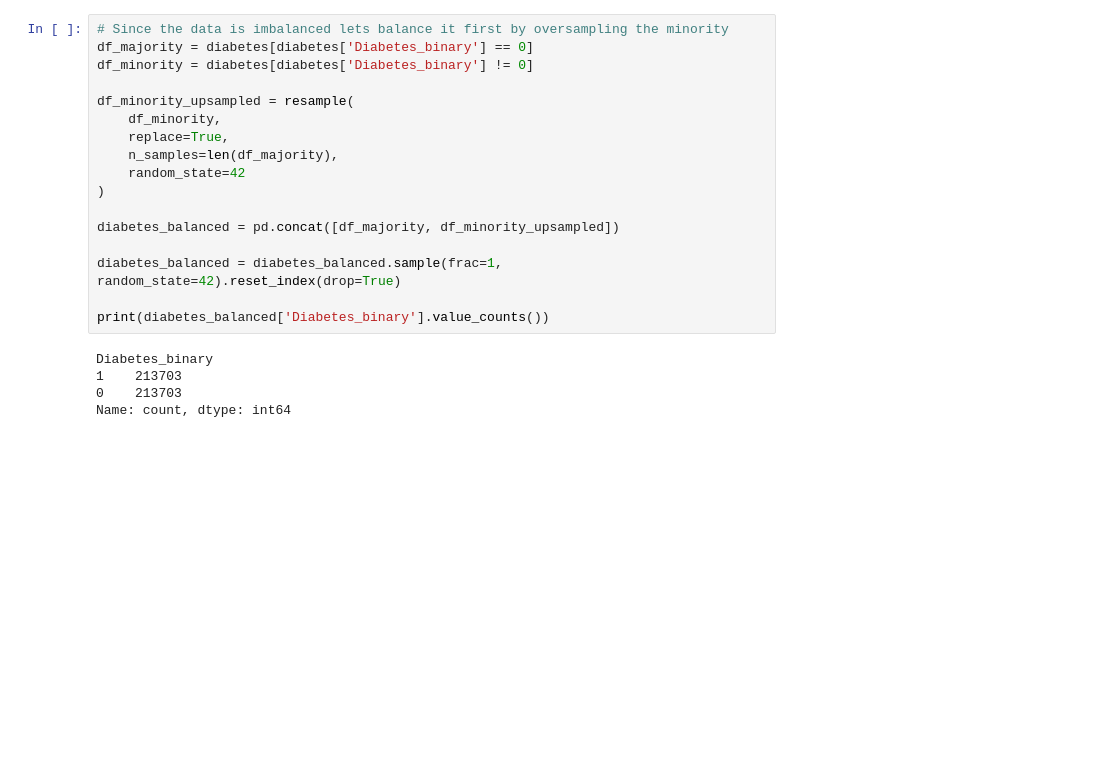
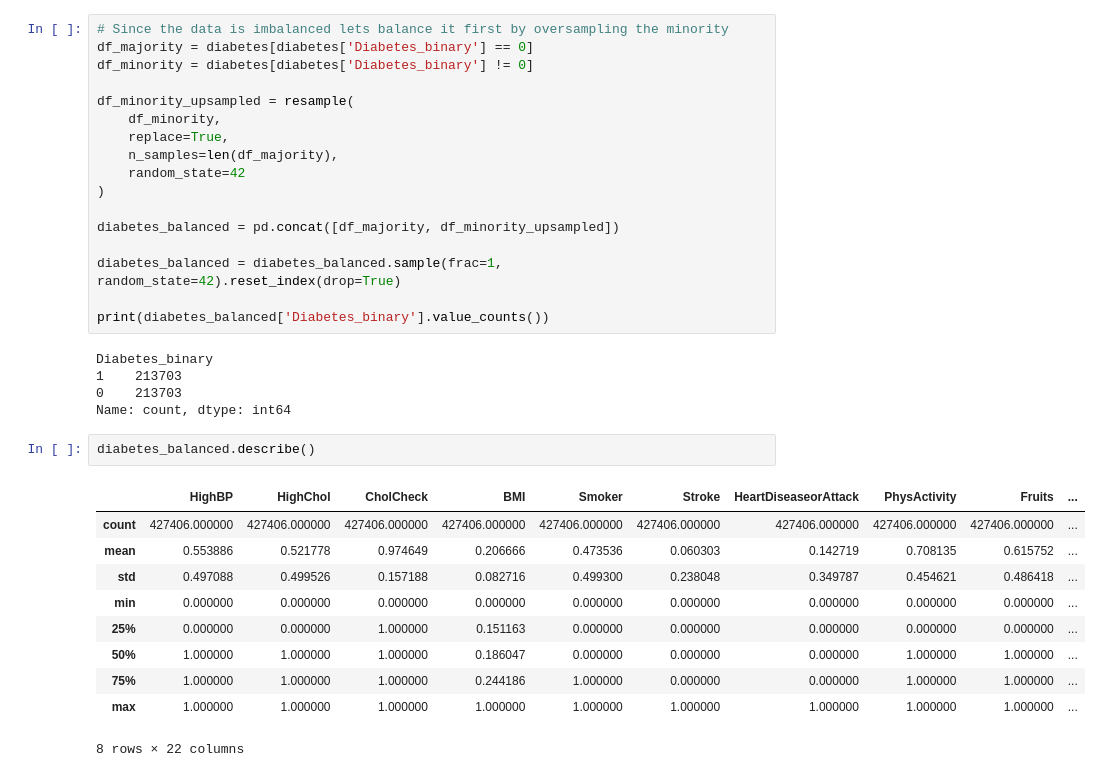
Before and after one commit to Campbellworsley3/diabetes_project, a Jupyter notebook: diabetes.ipynb, the cells around one changed output. Saved outputs shown, nothing was run; the diff lists cells and outputs as text; blank space fills up the shorter version.

```diff
--- a/diabetes.ipynb
+++ b/diabetes.ipynb
@@ -128,3 +128,16 @@ Diabetes_binary
 1    213703
 0    213703
 Name: count, dtype: int64
+# %%
+diabetes_balanced.describe()
+# %% [output]
+|  | HighBP | HighChol | CholCheck | BMI | Smoker | Stroke | HeartDiseaseorAttack | PhysActivity | Fruits | ... |
+| count | 427406.000000 | 427406.000000 | 427406.000000 | 427406.000000 | 427406.000000 | 427406.000000 | 427406.000000 | 427406.000000 | 427406.000000 | ... |
+| mean | 0.553886 | 0.521778 | 0.974649 | 0.206666 | 0.473536 | 0.060303 | 0.142719 | 0.708135 | 0.615752 | ... |
+| std | 0.497088 | 0.499526 | 0.157188 | 0.082716 | 0.499300 | 0.238048 | 0.349787 | 0.454621 | 0.486418 | ... |
+| min | 0.000000 | 0.000000 | 0.000000 | 0.000000 | 0.000000 | 0.000000 | 0.000000 | 0.000000 | 0.000000 | ... |
+| 25% | 0.000000 | 0.000000 | 1.000000 | 0.151163 | 0.000000 | 0.000000 | 0.000000 | 0.000000 | 0.000000 | ... |
+| 50% | 1.000000 | 1.000000 | 1.000000 | 0.186047 | 0.000000 | 0.000000 | 0.000000 | 1.000000 | 1.000000 | ... |
+| 75% | 1.000000 | 1.000000 | 1.000000 | 0.244186 | 1.000000 | 0.000000 | 0.000000 | 1.000000 | 1.000000 | ... |
+| max | 1.000000 | 1.000000 | 1.000000 | 1.000000 | 1.000000 | 1.000000 | 1.000000 | 1.000000 | 1.000000 | ... |
+8 rows × 22 columns
```
Also changed, not shown: parts of 1 cell of this notebook, 1 other file.
